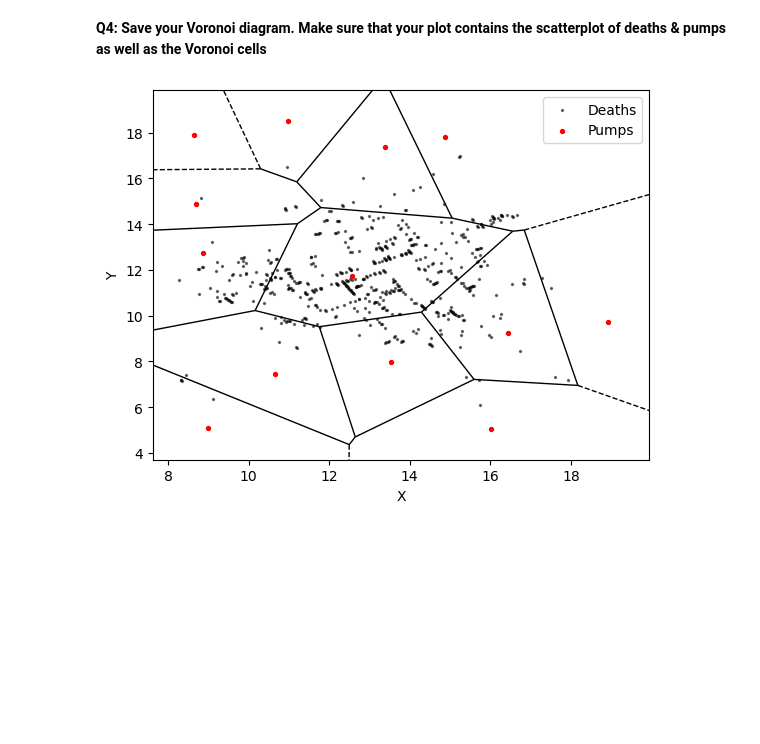
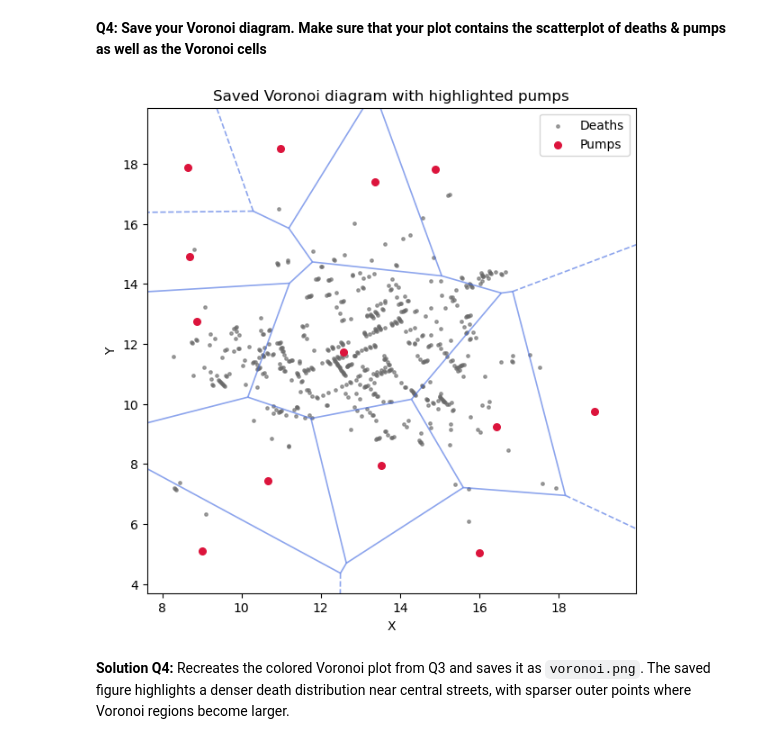
Before and after one commit to UffeBC/62444-Project-Course-main, a Jupyter notebook: 62444-Project-Course-main/individual_work/dsb_s224556.ipynb, the cells around one changed output. Saved outputs shown, nothing was run; the diff lists cells and outputs as text; code cells hidden in the pictures; blank space fills up the shorter version.

```diff
--- a/62444-Project-Course-main/individual_work/dsb_s224556.ipynb
+++ b/62444-Project-Course-main/individual_work/dsb_s224556.ipynb
@@ -319,10 +335,22 @@ plt.savefig('foo.png')
 **Q4: Save your Voronoi diagram. Make sure that your plot contains the scatterplot of deaths & pumps as well as the Voronoi cells**
 # %%
 vor = Voronoi(points)
-fig, ax = plt.subplots()
-voronoi_plot_2d(vor, ax=ax, show_vertices=False, show_points=False)
-death_df.plot(x='X', y='Y', s=2, c='black', alpha=0.5, kind='scatter', label='Deaths', ax=ax)
-pump_df.plot(x='X', y='Y', kind='scatter', c='red', s=8, label='Pumps', ax=ax)
-fig.savefig('voronoi.png')
+fig, ax = plt.subplots(figsize=(7, 7))
+voronoi_plot_2d(
+    vor,
+    ax=ax,
+    show_vertices=False,
+    show_points=False,
+    line_colors='royalblue',
+    line_alpha=0.6,
+    line_width=1.2
+    )
+death_df.plot(x='X', y='Y', s=6, c='dimgray', alpha=0.6, kind='scatter', label='Deaths', ax=ax)
+pump_df.plot(x='X', y='Y', kind='scatter', c='crimson', s=30, label='Pumps', ax=ax)
+ax.set_title('Saved Voronoi diagram with highlighted pumps')
+fig.savefig('voronoi.png', dpi=200, bbox_inches='tight')
 # %% [output]
-[figure, old version]
+[figure, new version]
+# %% [markdown]
+**Solution Q4:** Recreates the colored Voronoi plot from Q3 and saves it as `voronoi.png`.
+The saved figure highlights a denser death distribution near central streets, with sparser outer points where Voronoi regions become larger.
```
Also changed, not shown: parts of 6 cells of this notebook, 1 other file.
